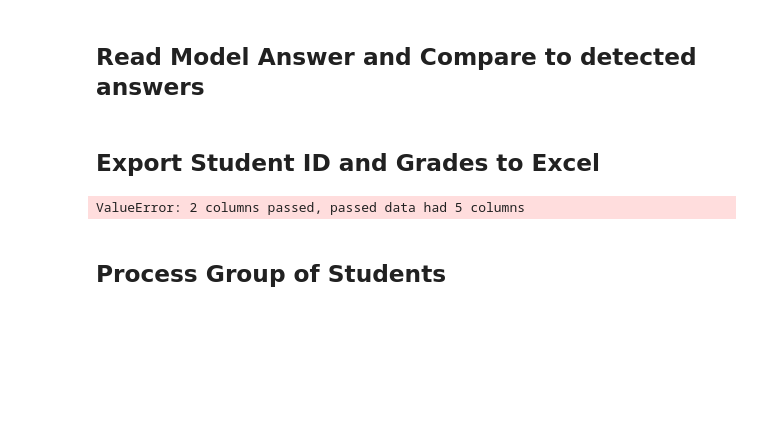
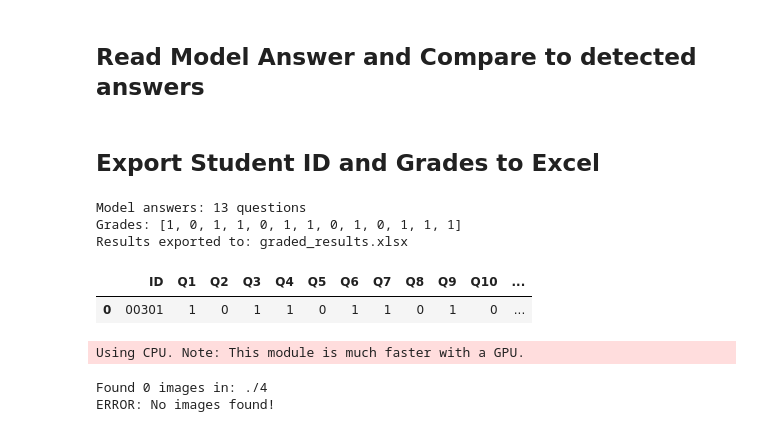
Before and after one commit to mariofouad/Grades-Auto-Filler, a Jupyter notebook: module_2.ipynb, the cells around one changed output. Saved outputs shown, nothing was run; the diff lists cells and outputs as text; code cells hidden in the pictures; blank space fills up the shorter version.

```diff
--- a/module_2.ipynb
+++ b/module_2.ipynb
@@ -109,10 +96,10 @@ def find_bubbles(image_gray):
 
     return rows, closed
 # %%
-rows, closed = find_bubbles(image_resized)
+rows, closed = find_bubbles(pre_processed_image)
 
 # Create a copy to draw on (convert grayscale back to RGB so we can draw in color)
-viz_image = cv2.cvtColor((image_resized * 255).astype(np.uint8), cv2.COLOR_GRAY2RGB)
+viz_image = cv2.cvtColor((pre_processed_image * 255).astype(np.uint8), cv2.COLOR_GRAY2RGB)
 
 # 3. Loop through the detected rows and bubbles
 for row in rows:
@@ -143,6 +130,6 @@ import pandas as pd
 
 
 # Initialize EasyOCR (only needs to run once)
-reader = easyocr.Reader(['en'], gpu=False)
+reader = easyocr.Reader(['en'], gpu=True)
 print("EasyOCR initialized successfully!")
 # %% [output]
@@ -544,42 +529,43 @@ def grade_answers(detected_answers, model_answers):
 # %% [markdown]
 ## Export Student ID and Grades to Excel
 # %%
-def export_grades_to_excel(grade_results, output_file="graded_results.xlsx"):
+def export_grades_to_excel(student_id, grade_results, output_file="graded_results.xlsx"):
     """
     Exports grading results to an Excel file.
     """
-    import pandas as pd
+    num_questions = len(grade_results)
 
-    df = pd.DataFrame(grade_results, columns=[
-        'ID', 'Q1'
-    ])
+    row = [student_id] + grade_results
 
-    # Add summary row
-    total_points = df['Points'].sum()
-    total_questions = len(df)
-    percentage = (total_points / total_questions * 100) if total_questions > 0 else 0
+    # Create column names dynamically
+    columns = ['ID'] + [f'Q{i+1}' for i in range(num_questions)]
+
+    # Create DataFrame
+    df = pd.DataFrame([row], columns=columns)
 
     # Save to Excel
     df.to_excel(output_file, index=False)
 
     print(f"Results exported to: {output_file}")
-    print(f"Score: {total_points}/{total_questions} ({percentage:.1f}%)")
-
     return df
 # %%
-# Read model answers from text file
+# Read model answers
 model_answers = read_model_answers("model_answer.txt")
-print(f"Model answers loaded: {len(model_answers)} questions")
+print(f"Model answers: {len(model_answers)} questions")
 
-# Use the reordered sequential results for grading
-print(f"Detected answers: {len(sequential_results)} questions")
+# Grade the student
+grades = grade_answers(sequential_results, model_answers)
+print(f"Grades: {grades}")
 
-# Grade the detected answers
-grade_results = grade_answers(sequential_results, model_answers)
+# Export to Excel (single student for now)
+# student_id comes from the OCR extraction earlier
+df = export_grades_to_excel(student_id, grades, "graded_results.xlsx")
 
-# Export to Excel
-df = export_grades_to_excel(grade_results, "graded_results.xlsx")
+# Display the results
+df
 # %% [output]
-ValueError: 2 columns passed, passed data had 5 columns
+Model answers: 13 questions
+Grades: [1, 0, 1, 1, 0, 1, 1, 0, 1, 0, 1, 1, 1]
+Results exported to: graded_results.xlsx
+|  | ID | Q1 | Q2 | Q3 | Q4 | Q5 | Q6 | Q7 | Q8 | Q9 | Q10 | ... |
+| 0 | 00301 | 1 | 0 | 1 | 1 | 0 | 1 | 1 | 0 | 1 | 0 | ... |
-# %% [markdown]
-## Process Group of Students
@@ -712,0 +654,9 @@ def process_folder(folder_path, model_answers_file, output_excel="all_students_g
+# %%
+results_df = Module_2('./4')
+
+# Display results
+results_df
+# %% [output]
+Using CPU. Note: This module is much faster with a GPU.
+Found 0 images in: ./4
+ERROR: No images found!
```
Also changed, not shown: parts of 14 cells of this notebook, 2 other files.
